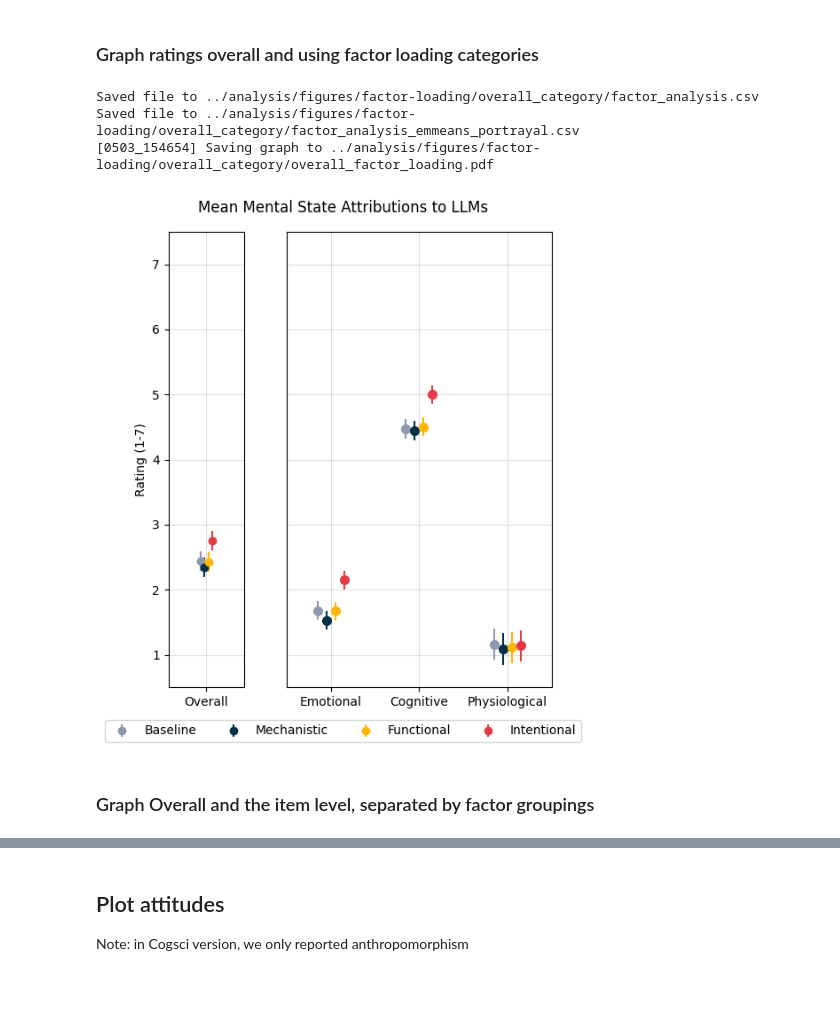
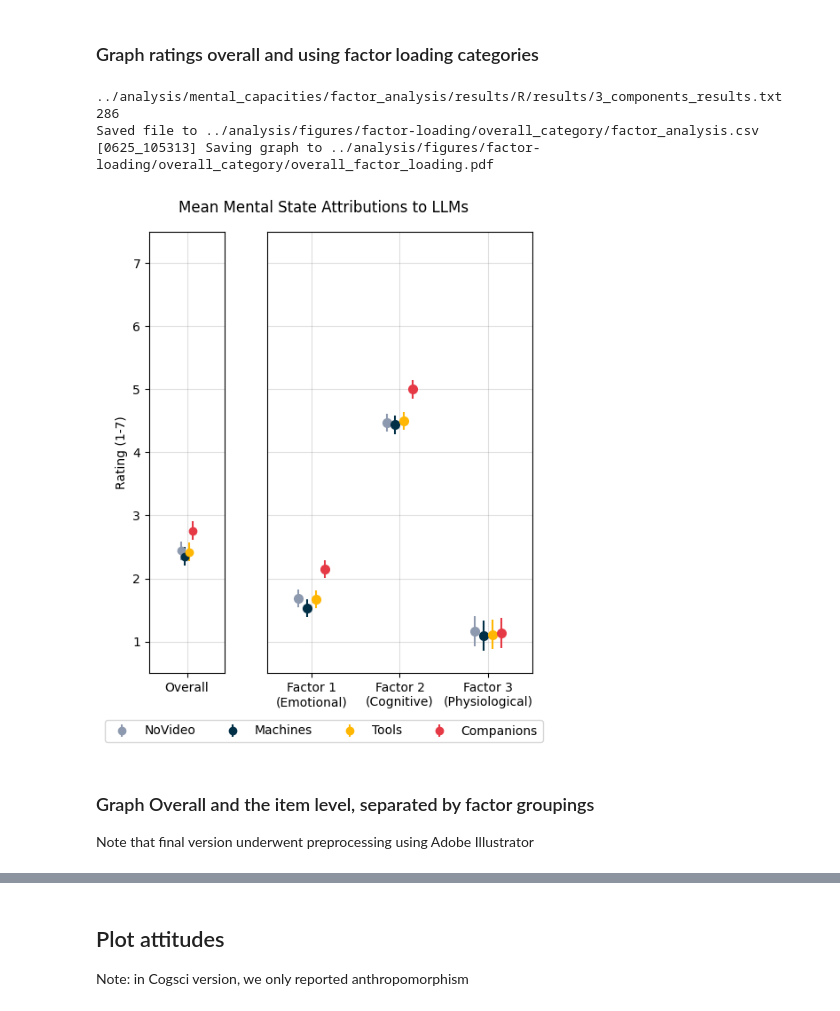
Before and after one commit to allisonchen23/portraying_llms, a Jupyter notebook: code/4_figures.ipynb, the cells around one changed output, grey strips where cells are left out. Saved outputs shown, nothing was run; the diff lists cells and outputs as text; code cells hidden in the pictures.

```diff
--- a/code/4_figures.ipynb
+++ b/code/4_figures.ipynb
@@ -19,7 +19,7 @@ factor_categories_path = os.path.join(analysis_dir, 'mental_capacities', 'factor
 items_path = os.path.join(PATH_TO_ROOT, 'data', 'files', 'mental_capacity_items.txt')
 
 # Labels and colors for graphs
-conditions = ['Baseline', 'Mechanistic', 'Functional', 'Intentional']
+conditions = ["NoVideo", "Machines", "Tools", "Companions"]
 condition_color_idxs = [7, 1, 2, 4]
 save_ext = 'pdf'
 
@@ -27,7 +27,9 @@ save_ext = 'pdf'
 categorization_source = 'body-heart-mind'
 # R Results from 40-item survey using body-heart-mind, factor analysis, and item level
 R_results_save_dir = os.path.join(analysis_dir, 'mental_capacities', categorization_source, 'R', 'results')
-factor_R_results_save_dir = os.path.join(analysis_dir, 'mental_capacities', 'factor_analysis', 'results', 'R', 'results')
+factor_analysis_results_save_dir = os.path.join(analysis_dir, 'mental_capacities', 'factor_analysis', 'results')
+factor_R_results_save_dir = os.path.join(factor_analysis_results_save_dir, 'R', 'results')
+
 item_level_R_results_save_dir = os.path.join(analysis_dir, 'mental_capacities', 'item_level')
 
 # Attitudes results
@@ -132,7 +136,7 @@ Error bars represent 95% Confidence Intervals
 # %% [markdown]
 ### Graph Item Level Point Plots separated by body-heart-mind categories
 # %%
-item_level_save_dir = os.path.join(fig_save_dir, 'item_level')
+item_level_save_dir = os.path.join(fig_save_dir, 'body-heart-mind', 'item_level')
 utils.ensure_dir(item_level_save_dir)
 save = True
 
@@ -151,7 +155,6 @@ item_group_dict = {}
 for k, vals in categorization.items():
     for val in vals:
         item_group_dict[val] = k
-conditions = ["Baseline", "Mechanistic", "Functional", "Intentional"]
 
 # Read item level emmeans
 graph_data, df = analysis.read_emmeans_marginalized_result(
@@ -185,7 +188,7 @@ fig, axes = plt.subplots(3, 1, sharex=True, figsize=(7, 13))
 
 for idx, category in enumerate(categories):
     category_df = pivot_df[pivot_df['category'] == category]
-    category_df = category_df.sort_values(by=['mean-Baseline'], ascending=False)
+    category_df = category_df.sort_values(by=['mean-NoVideo'], ascending=False)
 
     # Extract means and 95% CI errors
     means = category_df[["mean-{}".format(condition) for condition in conditions]].to_numpy().T
@@ -281,43 +286,46 @@ fig, axes[1] = analysis.category_level_pointplot(
     save_path=None)
 
 # Re-label X-tick labels
-axes[1].set_xticklabels(['Emotional', 'Cognitive', 'Physiological'])
+axes[1].set_xticklabels(['Factor 1\n(Emotional)', 'Factor 2\n(Cognitive)', 'Factor 3\n(Physiological)'])
 # Left plot should be the overall means
 fig, axes[0] = analysis.overall_pointplot(
     r_results_path=r_results_path,
     grouping_source=grouping_source,
     conditions=conditions,
     emmeans_graph_save_dir=overall_category_save_dir,
     condition_color_idxs=condition_color_idxs,
     orientation=orientation,
     label=True,
     show_legend=False,
     show_xlabel=False,
     title=None,
     fig=fig,
     ax=axes[0],
     save_path=None,
     show=False)
 
 fig.legend(loc='lower center', bbox_to_anchor=(0.5, -0.05), ncol=4)
 fig.suptitle('Mean Mental State Attributions to LLMs')
 
 plt.tight_layout()
 plt.subplots_adjust(wspace=0.25)
 
 
 save_path = os.path.join( overall_category_save_dir, 'overall_factor_loading.{}'.format(save_ext))
 
 utils.informal_log("Saving graph to {}".format(save_path))
 plt.savefig(save_path, bbox_inches="tight")
 plt.show()
 # %% [output]
+../analysis/mental_capacities/factor_analysis/results/R/results/3_components_results.txt
+286
 Saved file to ../analysis/figures/factor-loading/overall_category/factor_analysis.csv
-Saved file to ../analysis/figures/factor-loading/overall_category/factor_analysis_emmeans_portrayal.csv
-[0503_154654] Saving graph to ../analysis/figures/factor-loading/overall_category/overall_factor_loading.pdf
+[0625_105313] Saving graph to ../analysis/figures/factor-loading/overall_category/overall_factor_loading.pdf
-[figure, old version]
+[figure, new version]
 # %% [markdown]
 ### Graph Overall and the item level, separated by factor groupings
+
+Note that final version underwent preprocessing using Adobe Illustrator
 # %%
 item_level_save_dir = os.path.join(fig_save_dir, 'factor-loading', 'item_level')
 utils.ensure_dir(item_level_save_dir)
```
Also changed, not shown: parts of 12 cells of this notebook, 7 other files.
